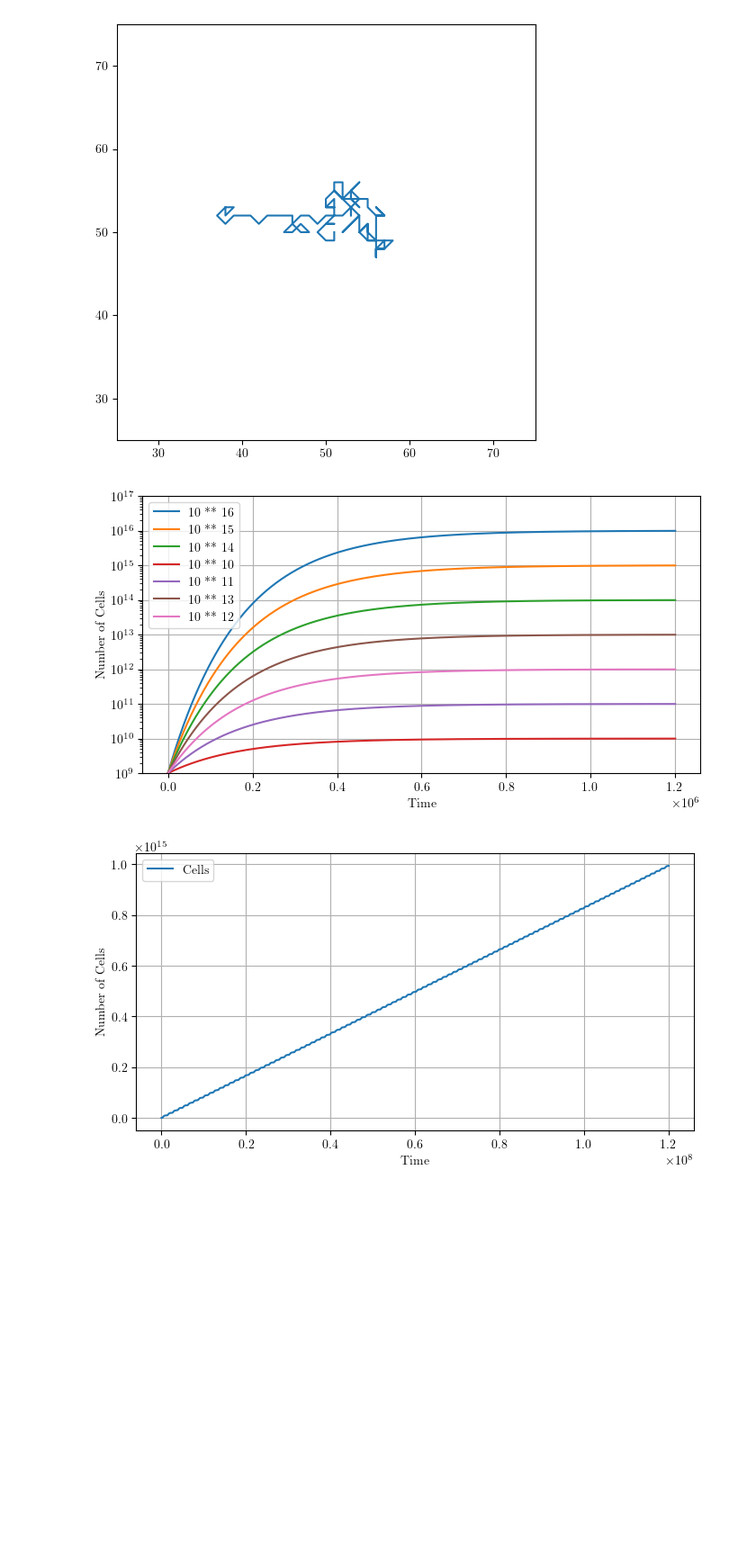
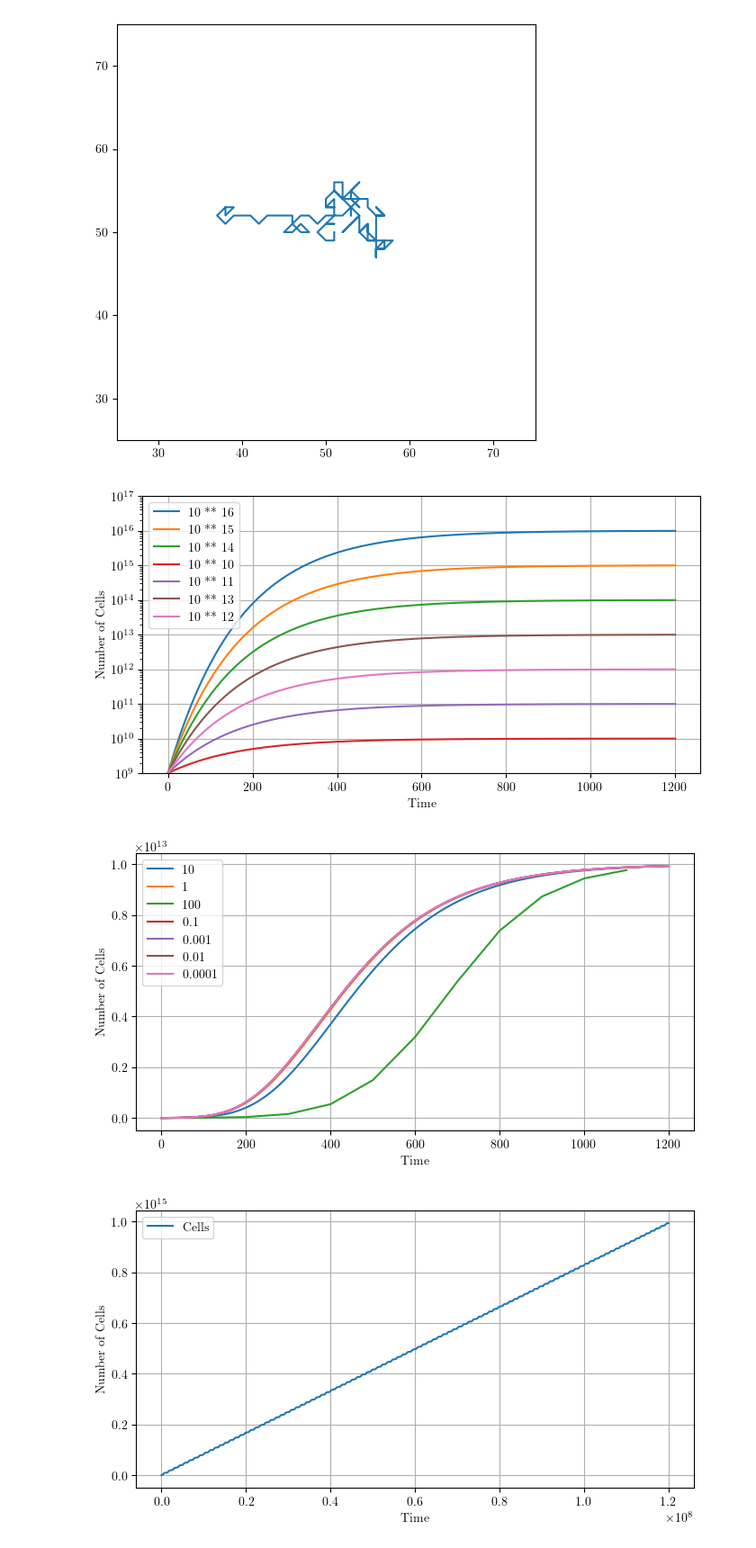
Before and after one commit to NathanRignall/cellular-automata-acw, a Jupyter notebook: automata/plots/task2.ipynb, the cells around one changed output. Shown: that part at 90% size. Cells and saved outputs as stored; diff of their text form; code cells hidden in the pictures; blank space fills up the shorter version.

```diff
--- a/automata/plots/task2.ipynb
+++ b/automata/plots/task2.ipynb
@@ -37,14 +37,18 @@ plt.show()
 # %%
 # Load all .csv file
 data = {}
-for file in os.listdir("../output/bulk2"):
+for file in os.listdir("../output/bulk-m"):
     if file.endswith(".csv"):
         name = file.split(".")[0]
         record = {}
-        record["df"] = pd.read_csv(f"../output/bulk2/{file}")
+        record["df"] = pd.read_csv(f"../output/bulk-m/{file}")
         # log to base 10 for power
         record["m"] = int(name[8:])
         data[name] = record
+
+for name, record in data.items():
+    dt = 0.001
+    record['df']['time'] = record['df']['time'] * dt
 # %%
 # plot the number of cells over time for all m
 plt.figure(figsize=(8, 4))
@@ -58,7 +62,35 @@ plt.yscale('log')  # Set y-axis to logarithmic scale
 plt.ylim(1e9, 1e17)
 plt.show()
 # %% [output]
-[figure, old version]
+[figure, new version]
+# %%
+# Load all .csv file
+data = {}
+for file in os.listdir("../output/bulk-h"):
+    if file.endswith(".csv"):
+        name = file.split(".")[0]
+        record = {}
+        record["df"] = pd.read_csv(f"../output/bulk-h/{file}")
+        # log to base 10 for power
+        record["m"] = int(name[10:])
+        data[name] = record
+
+# scale time
+for name, record in data.items():
+    dt = 10 ** record['m'];
+    record['df']['time'] = record['df']['time'] * dt
+# %%
+# plot the number of cells over time for all h
+plt.figure(figsize=(8, 4))
+for name, record in data.items():
+    plt.plot(record['df']['time'], record['df']['cells'], label=f'{10 ** record["m"]}')
+plt.xlabel('Time')
+plt.ylabel('Number of Cells')
+plt.legend()
+plt.grid(True)
+plt.show()
+# %% [output]
+[figure, added]
 # %%
 # plot the number of cells over time
 plt.figure(figsize=(8, 4))
```
Also changed, not shown: 2 other files.
